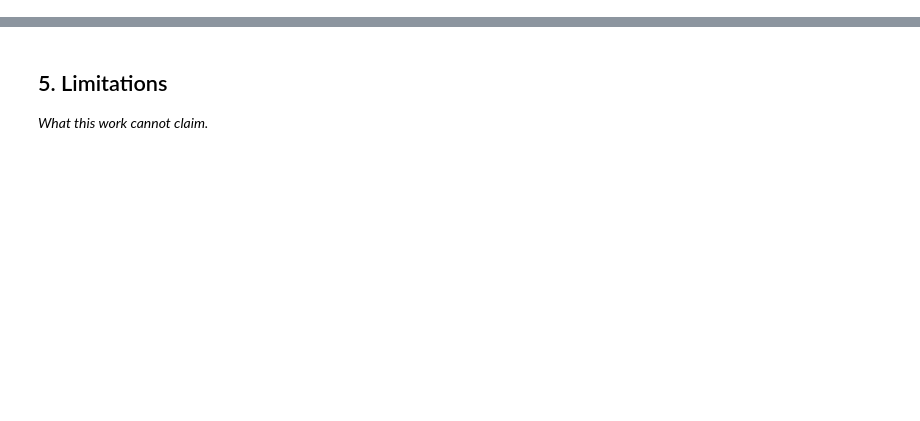
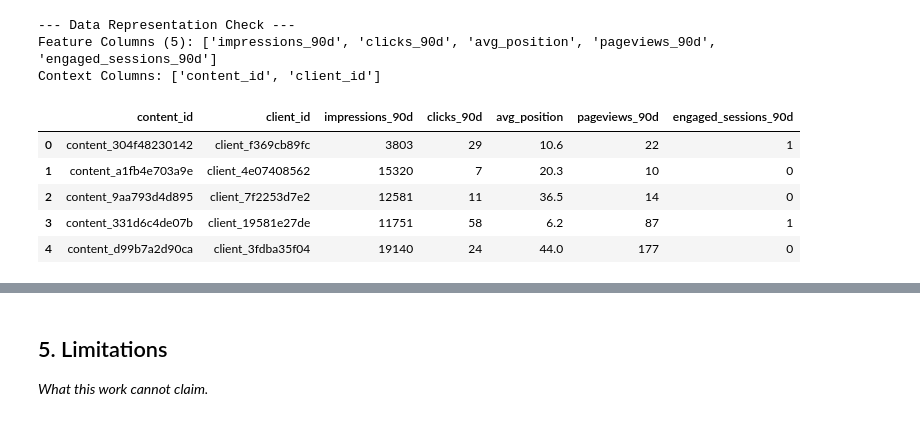
Before and after one commit to YoussifKhaled77/FlyrankAI-Internship, a Jupyter notebook: work/notebooks/capstone.ipynb, the cells around one changed output, grey strips where cells are left out. Drawn from its saved outputs; the diff is of its cells as text; code cells hidden in the pictures; blank space fills up the shorter version.

```diff
--- a/work/notebooks/capstone.ipynb
+++ b/work/notebooks/capstone.ipynb
@@ -24,0 +17,13 @@ This skeleton is yours to fill. Work the sections **in order** — each one has
+# %%
+import os
+import pandas as pd
+import numpy as np
+
+# Load dataset
+df = pd.read_csv("/content/content_refresh_anonymized.csv")
+
+# Ground truth proxy target definition
+df['target'] = (df['trend_direction'] == 'down').astype(int)
+
+print(f"Dataset Loaded: {len(df):,} total rows across {df['client_id'].nunique()} distinct clients.")
+print(f"Target Distribution (is_declining_label): {df['target'].mean()*100:.1f}% positive (declining) cases.")
@@ -24,0 +42,19 @@ This skeleton is yours to fill. Work the sections **in order** — each one has
+# %%
+# Display representation of unit of analysis and feature scope
+feature_cols = ['impressions_90d', 'clicks_90d', 'avg_position', 'pageviews_90d', 'engaged_sessions_90d']
+context_cols = ['content_id', 'client_id']
+
+print("--- Data Representation Check ---")
+print(f"Feature Columns ({len(feature_cols)}): {feature_cols}")
+print(f"Context Columns: {context_cols}")
+df[context_cols + feature_cols].head()
+# %% [output]
+--- Data Representation Check ---
+Feature Columns (5): ['impressions_90d', 'clicks_90d', 'avg_position', 'pageviews_90d', 'engaged_sessions_90d']
+Context Columns: ['content_id', 'client_id']
+|  | content_id | client_id | impressions_90d | clicks_90d | avg_position | pageviews_90d | engaged_sessions_90d |
+| 0 | content_304f48230142 | client_f369cb89fc | 3803 | 29 | 10.6 | 22 | 1 |
+| 1 | content_a1fb4e703a9e | client_4e07408562 | 15320 | 7 | 20.3 | 10 | 0 |
+| 2 | content_9aa793d4d895 | client_7f2253d7e2 | 12581 | 11 | 36.5 | 14 | 0 |
+| 3 | content_331d6c4de07b | client_19581e27de | 11751 | 58 | 6.2 | 87 | 1 |
+| 4 | content_d99b7a2d90ca | client_3fdba35f04 | 19140 | 24 | 44.0 | 177 | 0 |
```
Also changed, not shown: parts of 20 cells of this notebook.
